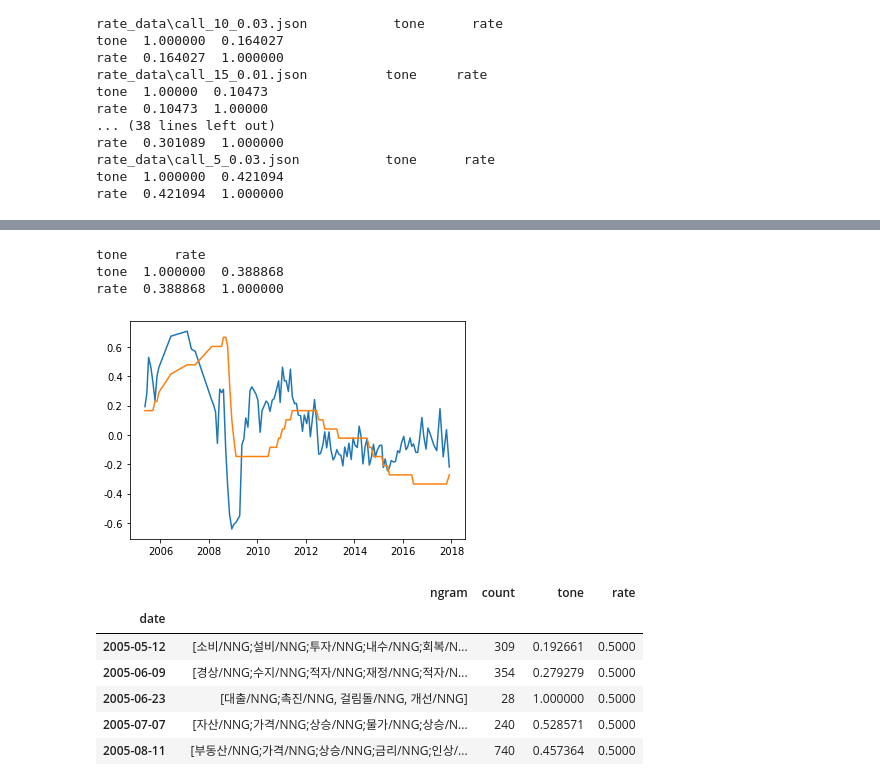
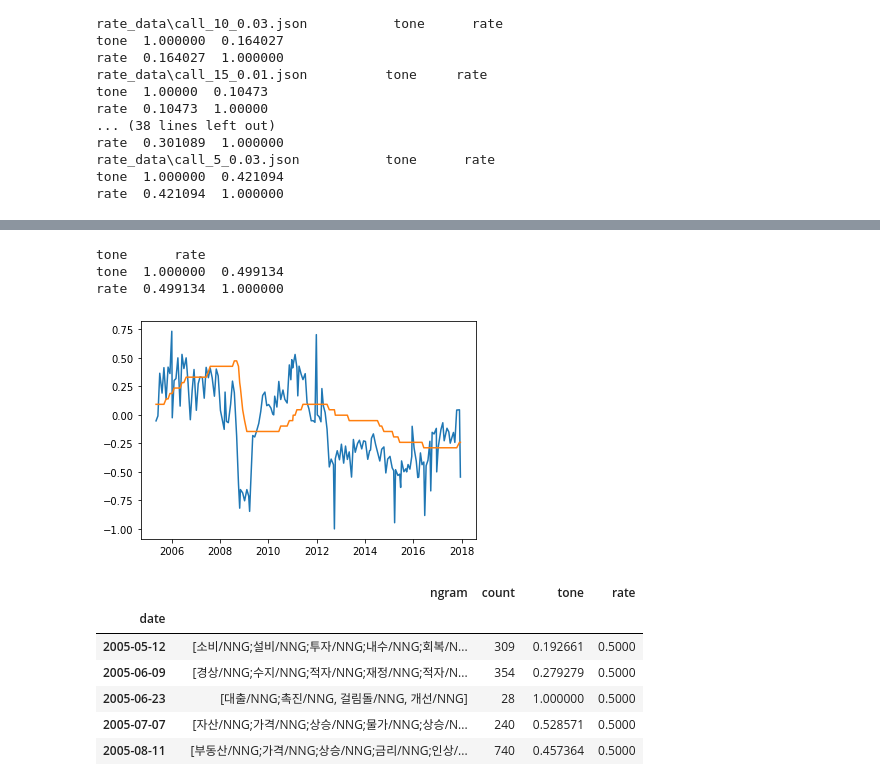
Before and after one commit to Dev-hottae/bok_project, a Jupyter notebook: a.ipynb, the cells around one changed output, grey strips where cells are left out. Saved outputs shown, nothing was run; the diff lists cells and outputs as text; code cells hidden in the pictures.

```diff
--- a/a.ipynb
+++ b/a.ipynb
@@ -1001,0 +976,14 @@ plt.boxplot(final_test['useful'])
+# %%
+import pandas as pd
+train_data = pd.read_json('testing/final_ngram_comma.json')
+train_data['date'] = list(map(lambda i : i.date(), train_data['date']))
+train_data.set_index('date', inplace=True)
+
+import datetime
+train_data = train_data.iloc[(train_data.index >= datetime.date(2005,5,1)) & (train_data.index <= datetime.date(2017,12,31))]
+
+train_data['ngram'] = list(map(lambda i : i.split(','), train_data['ngram']))
+
+call_datas = pd.read_json('testing/rate_data/call_raw.json')
+# %%
+train_data['ud'] = rate_label(call_datas,25,0.03)['ud']
@@ -1001,0 +1095,8 @@ plt.boxplot(final_test['useful'])
+# %%
+nbc = NBC()
+nbc.add_data(train_data)
+nbc.bagging(train_data, 30)
+nbc.df = nbc.df[nbc.df[[-1,1,0]].sum(axis=1) > 15]
+
+hawkish = nbc.df[nbc.df['score'] >= 1.3].index
+dovish = nbc.df[nbc.df['score'] <= 10/13].index
@@ -1002,5 +1116,19 @@ plt.boxplot(final_test['useful'])
+# %%
+test_data = pd.read_json('testing/test_ngram_datas.json')
+test_data['ngram'] = list(map(lambda i : i.split(','), test_data['ngram']))
+test_data['date'] = list(map(lambda i : i.date(), test_data['date']))
+test_data = test_data[test_data['date'] <= datetime.date(2017,12,31)]
+
+test_date_list = list(set(list(test_data['date'])))
+final_test = pd.DataFrame(test_date_list, columns=['date'])
+
+import itertools
+final_test['ngram'] = list(map(lambda i : list(itertools.chain(*test_data[test_data['date'] == i]['ngram'])), test_date_list))
+final_test['count'] = list(map(lambda i : len(i), final_test.sort_values('date')['ngram']))
+final_test.set_index('date', inplace=True)
+final_test.sort_index(inplace=True)
 # %%
-ngram_limit = 104
+ngram_limit = 5
 def tone_sent(x):
     a = 0
     b = 0
@@ -1013,38 +1141,38 @@ def tone_sent(x):
         return np.nan
     try:
         return (a-b) / (a+b)
     except:
         return np.nan
 
 final_test['tone'] = list(map(tone_sent, final_test['ngram']))
 final_test.dropna(inplace=True)
-sr_df = pd.read_json('standard_rate.json').set_index('date')
+sr_df = pd.read_json('testing/standard_rate.json').set_index('date')
 final_test['rate'] = sr_df['rate']
 
 
 
 
 #Scaler
 # MaxAbsScaler RobustScaler StandardScaler
 import pandas as pd
 from sklearn import preprocessing
 
 x = final_test['rate'].values.reshape(-1, 1) #returns a numpy array
-scaler = preprocessing.MinMaxScaler()
+scaler = preprocessing.MaxAbsScaler()
 x_scaled = scaler.fit_transform(x)
 final_test['rate'] = x_scaled
 
 corr = final_test[['tone','rate']].corr(method = 'pearson')
 print(corr)
 import matplotlib.pyplot as plt
 plt.plot(final_test['tone'])
 plt.plot(final_test['rate']-final_test['rate'].mean())
 plt.show()
 # %% [output]
 tone      rate
-tone  1.000000  0.388868
-rate  0.388868  1.000000
+tone  1.000000  0.499134
+rate  0.499134  1.000000
-[figure, old version]
+[figure, new version]
 # %%
 final_test
 # %% [output]
```
Also changed, not shown: parts of 18 cells of this notebook, 8 other files.
